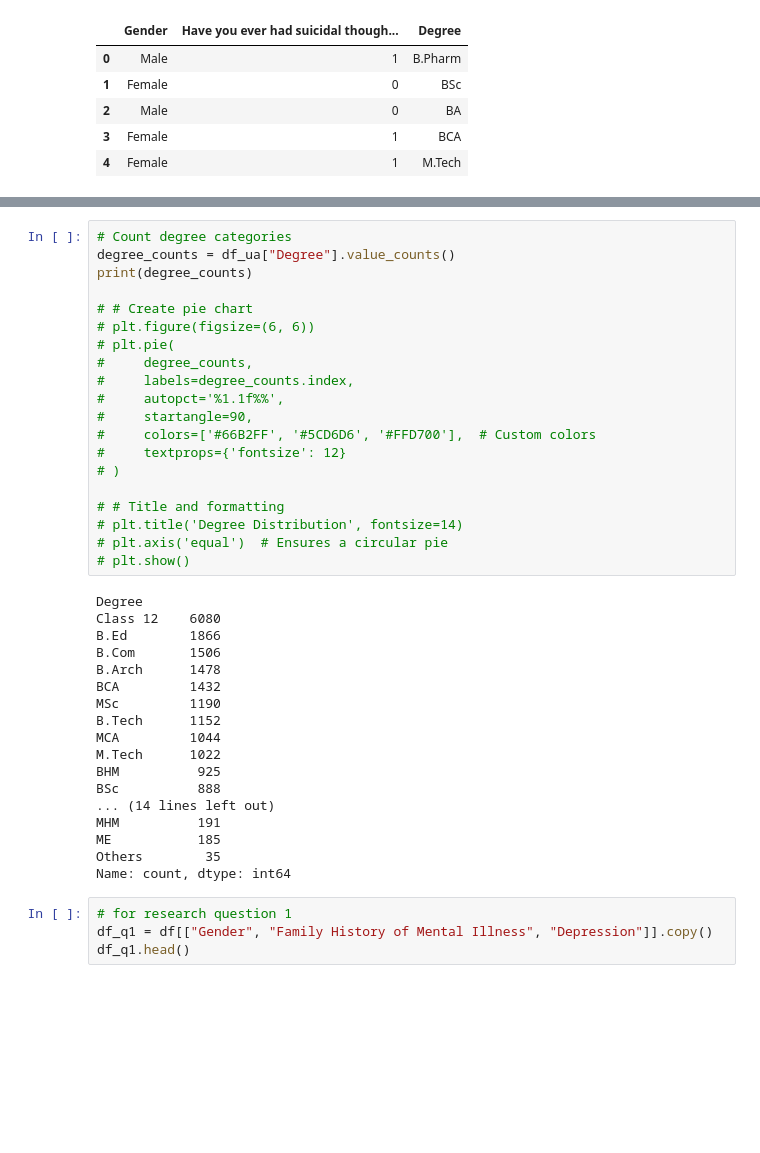
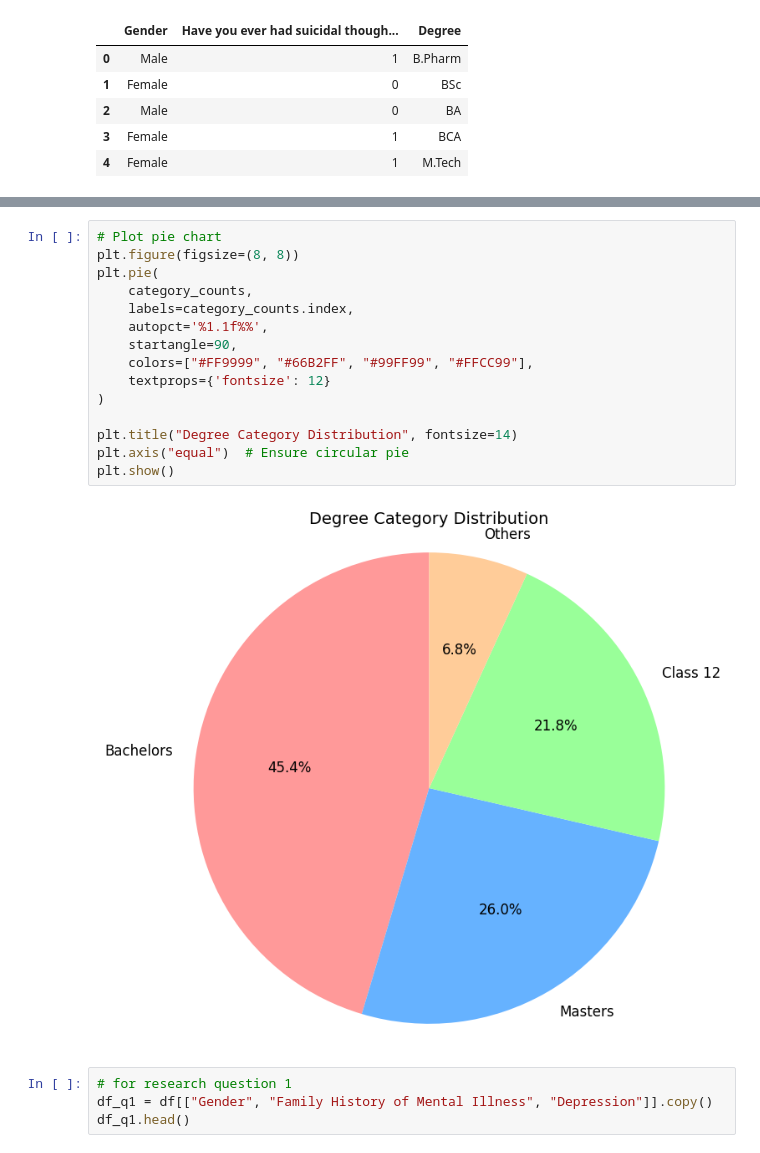
Before and after one commit to dinnifarisya/Student-Depression-Data-Science-Project, a Jupyter notebook: Data Science Project.ipynb, the cells around one changed output, grey strips where cells are left out. Drawn from its saved outputs; the diff is of its cells as text; blank space fills up the shorter version.

```diff
--- a/Data Science Project.ipynb
+++ b/Data Science Project.ipynb
@@ -552,41 +649,20 @@ plt.show()
 # %%
-# Count degree categories
-degree_counts = df_ua["Degree"].value_counts()
-print(degree_counts)
+# Plot pie chart
+plt.figure(figsize=(8, 8))
+plt.pie(
+    category_counts,
+    labels=category_counts.index,
+    autopct='%1.1f%%',
+    startangle=90,
+    colors=["#FF9999", "#66B2FF", "#99FF99", "#FFCC99"],
+    textprops={'fontsize': 12}
+)
 
-# # Create pie chart
-# plt.figure(figsize=(6, 6))
-# plt.pie(
-#     degree_counts,
-#     labels=degree_counts.index,
-#     autopct='%1.1f%%',
-#     startangle=90,
-#     colors=['#66B2FF', '#5CD6D6', '#FFD700'],  # Custom colors
-#     textprops={'fontsize': 12}
-# )
-
-# # Title and formatting
-# plt.title('Degree Distribution', fontsize=14)
-# plt.axis('equal')  # Ensures a circular pie
-# plt.show()
+plt.title("Degree Category Distribution", fontsize=14)
+plt.axis("equal")  # Ensure circular pie
+plt.show()
 # %% [output]
-Degree
-Class 12    6080
-B.Ed        1866
-B.Com       1506
-B.Arch      1478
-BCA         1432
-MSc         1190
-B.Tech      1152
-MCA         1044
-M.Tech      1022
-BHM          925
-BSc          888
-... (14 lines left out)
-MHM          191
-ME           185
-Others        35
-Name: count, dtype: int64
+[figure, added]
 # %%
 # for research question 1
 df_q1 = df[["Gender", "Family History of Mental Illness", "Depression"]].copy()
```
Also changed, not shown: parts of 4 cells of this notebook.
